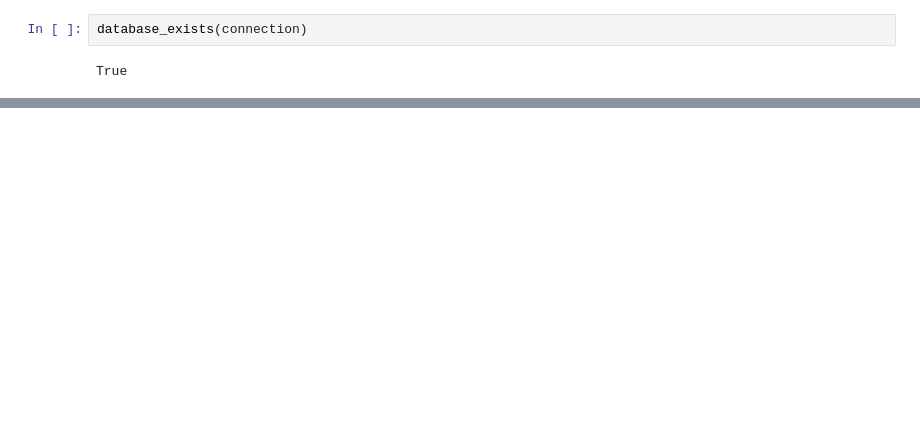
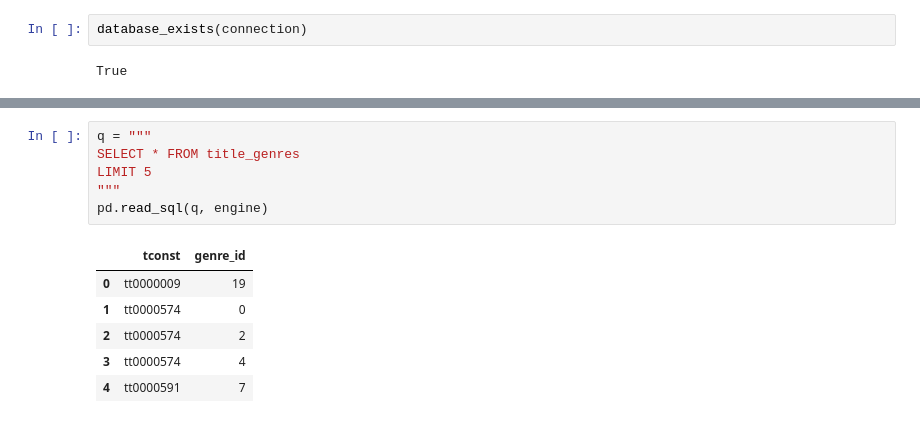
Before and after one commit to RazgrizGhost/Project-3, a Jupyter notebook: Project 3 Part 3.ipynb, the cells around one changed output, grey strips where cells are left out. Cells and saved outputs as stored; diff of their text form; blank space fills up the shorter version.

```diff
--- a/Project 3 Part 3.ipynb
+++ b/Project 3 Part 3.ipynb
@@ -217,0 +302,13 @@ OperationalError: (pymysql.err.OperationalError) (1241, 'Operand should contain
+# %%
+q = """
+SELECT * FROM title_genres
+LIMIT 5
+"""
+pd.read_sql(q, engine)
+# %% [output]
+|  | tconst | genre_id |
+| 0 | tt0000009 | 19 |
+| 1 | tt0000574 | 0 |
+| 2 | tt0000574 | 2 |
+| 3 | tt0000574 | 4 |
+| 4 | tt0000591 | 7 |
```
Also changed, not shown: parts of 21 cells of this notebook.
